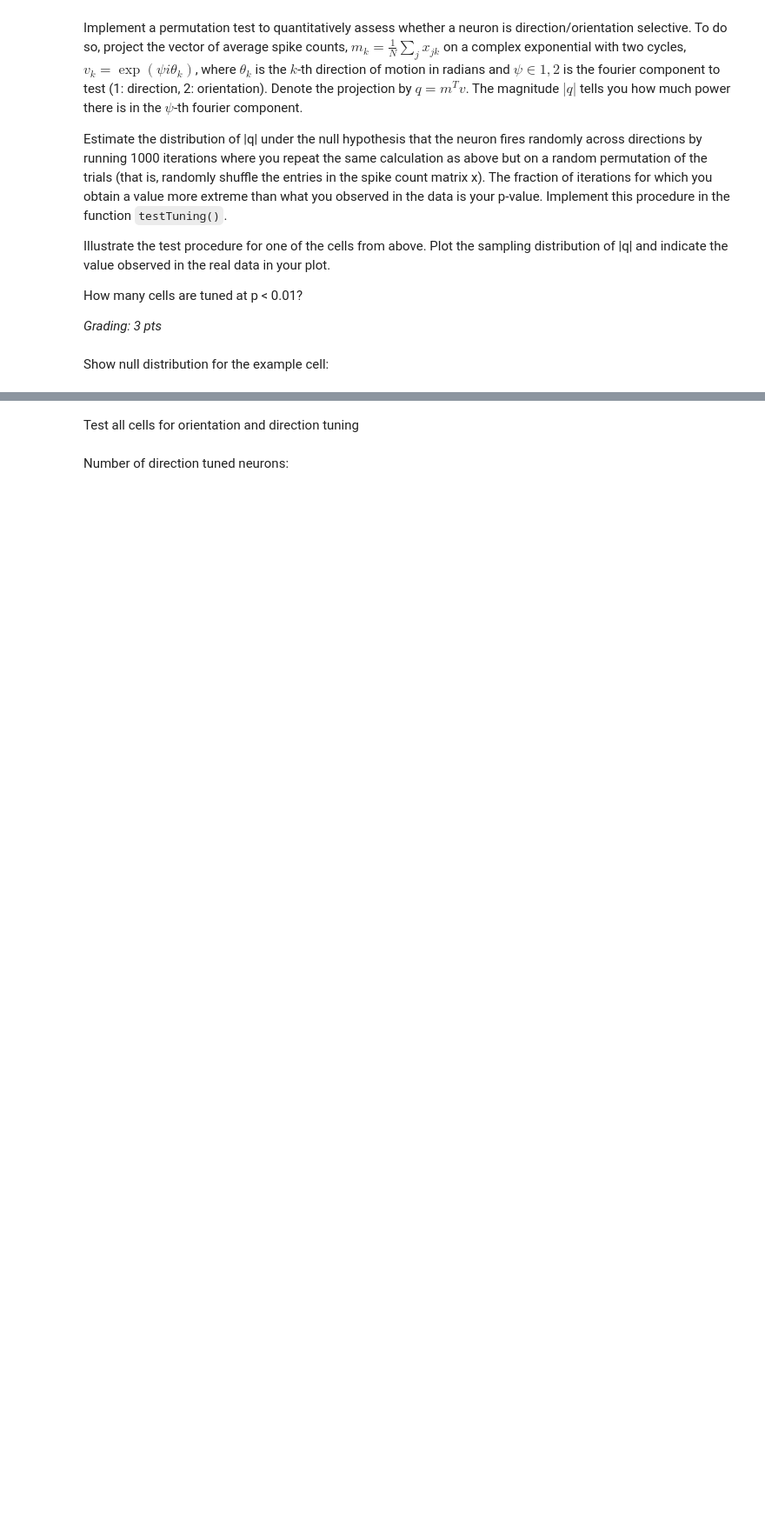
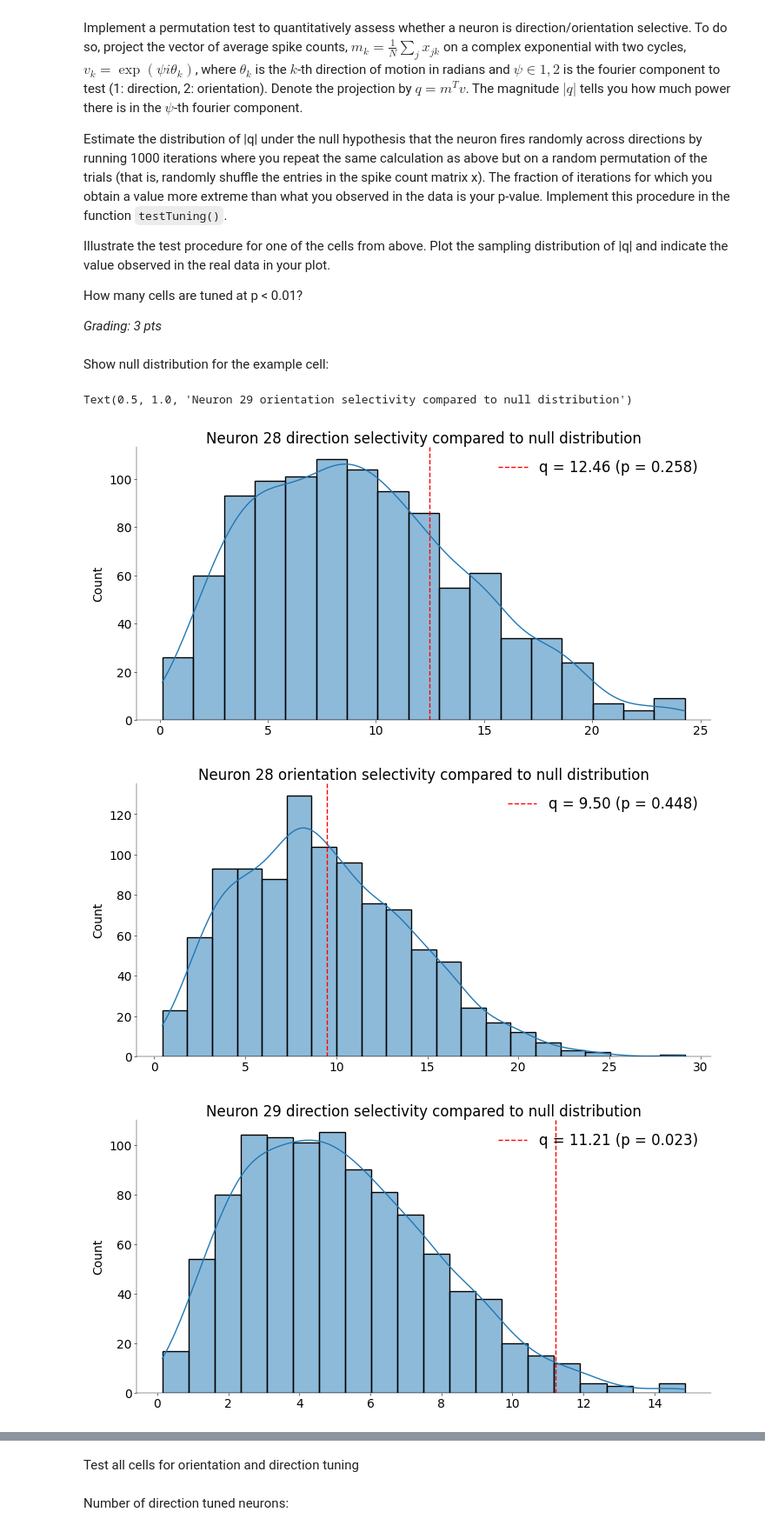
Before and after one commit to Akseli-Ilmanen/NDS_homework, a Jupyter notebook: notebooks/AI_CodingLab4.ipynb, the cells around one changed output, grey strips where cells are left out. Shown at 87% size. Saved outputs shown, nothing was run; the diff lists cells and outputs as text; code cells hidden in the pictures; blank space fills up the shorter version.

```diff
--- a/notebooks/AI_CodingLab4.ipynb
+++ b/notebooks/AI_CodingLab4.ipynb
@@ -511,7 +508,8 @@ def tuningCurve(counts: np.ndarray, dirs: np.ndarray, show: bool = True) -> np.n
 
     # ----------------------------------------
     # Compute the spike count matrix (0.5 pts)
-    count_matrix = counts.reshape((nDirs, nTrials))
+
+    # Not sure why this is needed?
 
     # ----------------------------------------
 
@@ -578,7 +576,7 @@ def get_data(spikes, neuron):
 # for different neurons (0.5 pts)
 
 
-for i_neuron in [12, 13, 28, 29, 37]:
+for i_neuron in [28, 29, 37]:
     dirs, counts = get_data(spikes, i_neuron)
     ax = tuningCurve(counts, dirs, show=True)
     ax.set_title(f"Tuning curve - neuron {i_neuron}")
@@ -669,0 +699,27 @@ Show null distribution for the example cell:
+# %%
+# ---------------------------------------------------------
+# Plot null distributions for example cells 28 & 29. (1 pt)
+
+neuron = 28
+dirs, counts = get_data(spikes, neuron)
+ax = testTuning(counts, dirs, 1, show=True)
+ax.set_title(f"Neuron {neuron} direction selectivity compared to null distribution")
+
+ax = testTuning(counts, dirs, 2, show=True)
+ax.set_title(f"Neuron {neuron} orientation selectivity compared to null distribution")
+
+
+neuron = 29
+dirs, counts = get_data(spikes, neuron)
+ax = testTuning(counts, dirs, 1, show=True)
+ax.set_title(f"Neuron {neuron} direction selectivity compared to null distribution")
+
+ax = testTuning(counts, dirs, 2, show=True)
+ax.set_title(f"Neuron {neuron} orientation selectivity compared to null distribution")
+
+# ---------------------------------------------------------
+# %% [output]
+Text(0.5, 1.0, 'Neuron 29 orientation selectivity compared to null distribution')
+[figure, added]
+[figure, added]
+[figure, added]
```
Also changed, not shown: parts of 11 cells of this notebook.
